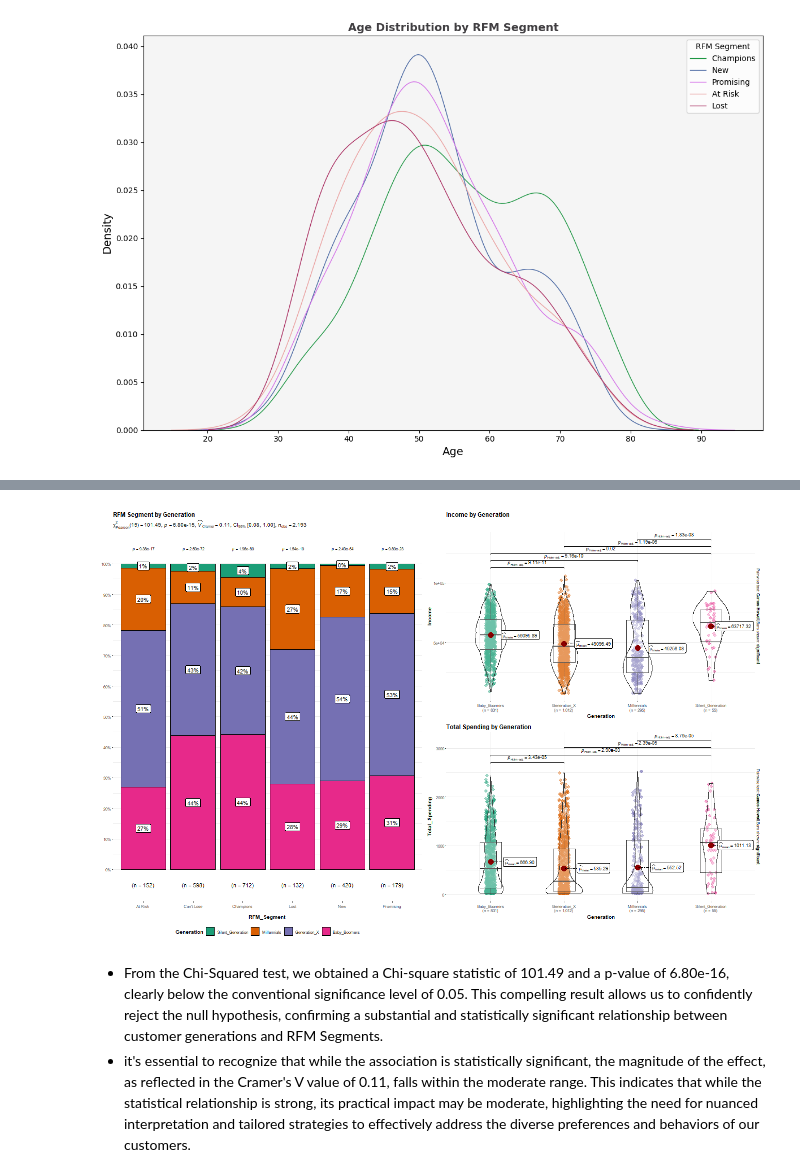
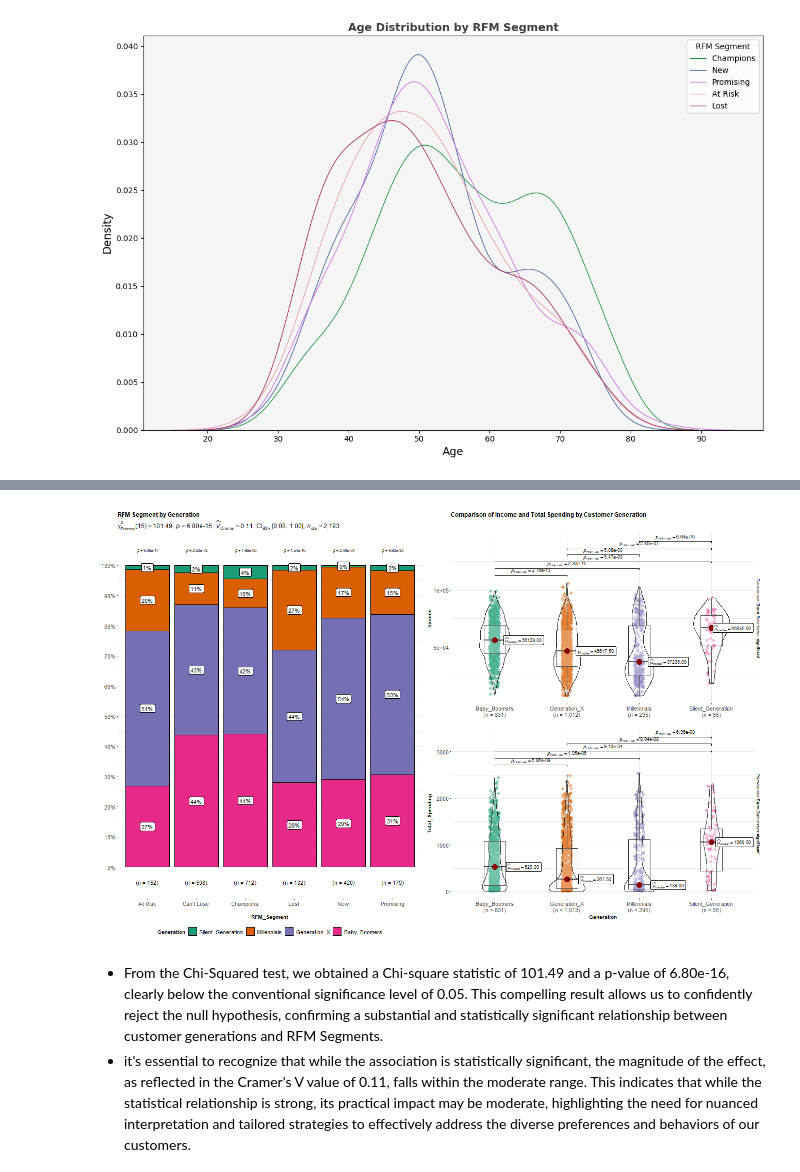
Before and after one commit to ramdhanhdy/DS_Project, a Jupyter notebook: Optimizing Customer Segmentation/RFM Analysis.ipynb, the cells around one changed output, grey strips where cells are left out. Cells and saved outputs as stored; diff of their text form; code cells hidden in the pictures.

Commit message:
Add multivariate analysis on customer engagement

```diff
--- a/Optimizing Customer Segmentation/RFM Analysis.ipynb
+++ b/Optimizing Customer Segmentation/RFM Analysis.ipynb
@@ -601,39 +647,60 @@ The upcoming plot visualize how different customer generations relate to our RFM
 # %%
 %%R -i df -w 46 -h 30 -u cm
 
-library(patchwork)
 
 p1 <- ggbarstats(
     data  = df,
     x = Generation,
     y = RFM_Segment,
     bf.message = FALSE,
     results.subtitle = TRUE,
-    title = "RFM Segment by Generation"
-) + theme(legend.position = "bottom")
+    title = "RFM Segment by Generation",
+    ggplot.component = list(
+                        theme(axis.text.x = element_text(size = 11),
+                              axis.text.y = element_text(size = 11),
+                              legend.text = element_text(size=11),
+                              plot.subtitle = element_text(size = 12),
+                              legend.position = "bottom")
+                        )
+)
 
 p2 <- ggbetweenstats(
   data = df,
   x = Generation,
   y = Income,
+  type = 'nonparametric',
+  xlab = "",
   bf.message = FALSE,
   results.subtitle = FALSE,
-  title = "Income by Generation"
+  title = "Comparison of Income and Total Spending by Customer Generation",
+  ggplot.component = list(
+                        theme(axis.text.x = element_text(size = 11),
+                              axis.text.y = element_text(size = 11),
+                              legend.text = element_text(size=11),
+                              plot.subtitle = element_text(size = 12))
+                        )
 )
 
 p3 <- ggbetweenstats(
   data = df,
   x = Generation,
   y = Total_Spending,
+  type='nonparametric',
   bf.message = FALSE,
   results.subtitle = FALSE,
-  title = "Total Spending by Generation"
+  title = NULL,
+  ggplot.component = list(
+                        theme(axis.text.x = element_text(size = 11),
+                              axis.text.y = element_text(size = 11),
+                              legend.text = element_text(size=11),
+                              plot.subtitle = element_text(size = 12))
+                        )
 )
 
 p_123 <- p1 | (p2/p3)
 p_123
 # %% [output]
-[figure, old version]
+[figure, new version]
 # %%
 #save the plot
 robjects.r('ggsave("figures/p_123.png", p_123, width=48, height=32, units="cm")')
```
Also changed, not shown: parts of 18 cells of this notebook.
